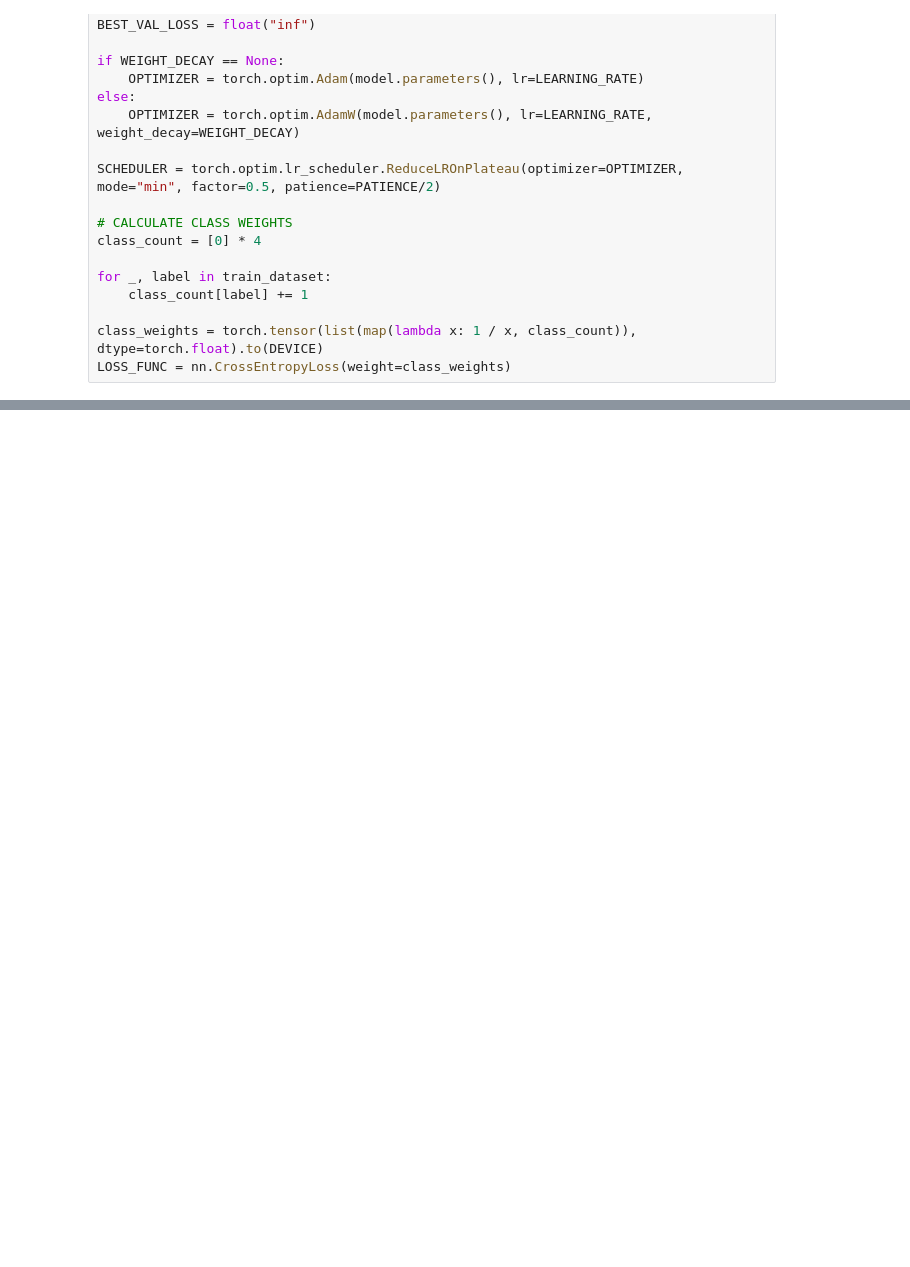
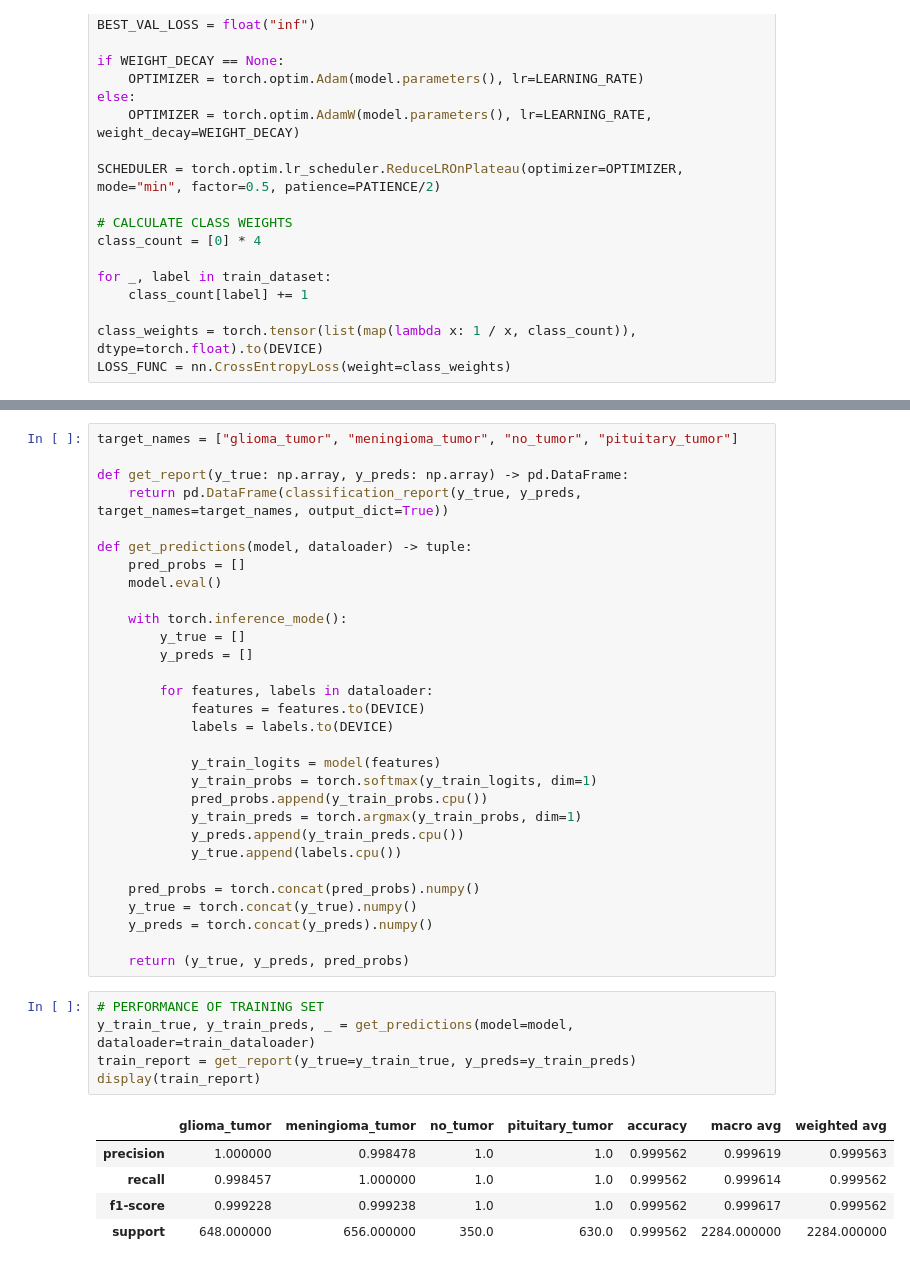
Before and after one commit to Khoi-Huynh13/NeuroVision, a Jupyter notebook: ResNet.ipynb, the cells around one changed output, grey strips where cells are left out. Cells and saved outputs as stored; diff of their text form; blank space fills up the shorter version.

```diff
--- a/ResNet.ipynb
+++ b/ResNet.ipynb
@@ -246,0 +249,41 @@ plt.plot(range(len(val_loss_over_time)), val_loss_over_time)
+# %%
+target_names = ["glioma_tumor", "meningioma_tumor", "no_tumor", "pituitary_tumor"]
+
+def get_report(y_true: np.array, y_preds: np.array) -> pd.DataFrame:
+    return pd.DataFrame(classification_report(y_true, y_preds, target_names=target_names, output_dict=True))
+
+def get_predictions(model, dataloader) -> tuple:
+    pred_probs = []
+    model.eval()
+
+    with torch.inference_mode():
+        y_true = []
+        y_preds = []
+
+        for features, labels in dataloader:
+            features = features.to(DEVICE)
+            labels = labels.to(DEVICE)
+
+            y_train_logits = model(features)
+            y_train_probs = torch.softmax(y_train_logits, dim=1)
+            pred_probs.append(y_train_probs.cpu())
+            y_train_preds = torch.argmax(y_train_probs, dim=1)
+            y_preds.append(y_train_preds.cpu())
+            y_true.append(labels.cpu())
+
+    pred_probs = torch.concat(pred_probs).numpy()
+    y_true = torch.concat(y_true).numpy()
+    y_preds = torch.concat(y_preds).numpy()
+
+    return (y_true, y_preds, pred_probs)
+# %%
+# PERFORMANCE OF TRAINING SET
+y_train_true, y_train_preds, _ = get_predictions(model=model, dataloader=train_dataloader)
+train_report = get_report(y_true=y_train_true, y_preds=y_train_preds)
+display(train_report)
+# %% [output]
+|  | glioma_tumor | meningioma_tumor | no_tumor | pituitary_tumor | accuracy | macro avg | weighted avg |
+| precision | 1.000000 | 0.998478 | 1.0 | 1.0 | 0.999562 | 0.999619 | 0.999563 |
+| recall | 0.998457 | 1.000000 | 1.0 | 1.0 | 0.999562 | 0.999614 | 0.999562 |
+| f1-score | 0.999228 | 0.999238 | 1.0 | 1.0 | 0.999562 | 0.999617 | 0.999562 |
+| support | 648.000000 | 656.000000 | 350.0 | 630.0 | 0.999562 | 2284.000000 | 2284.000000 |
```
Also changed, not shown: parts of 13 cells of this notebook.
